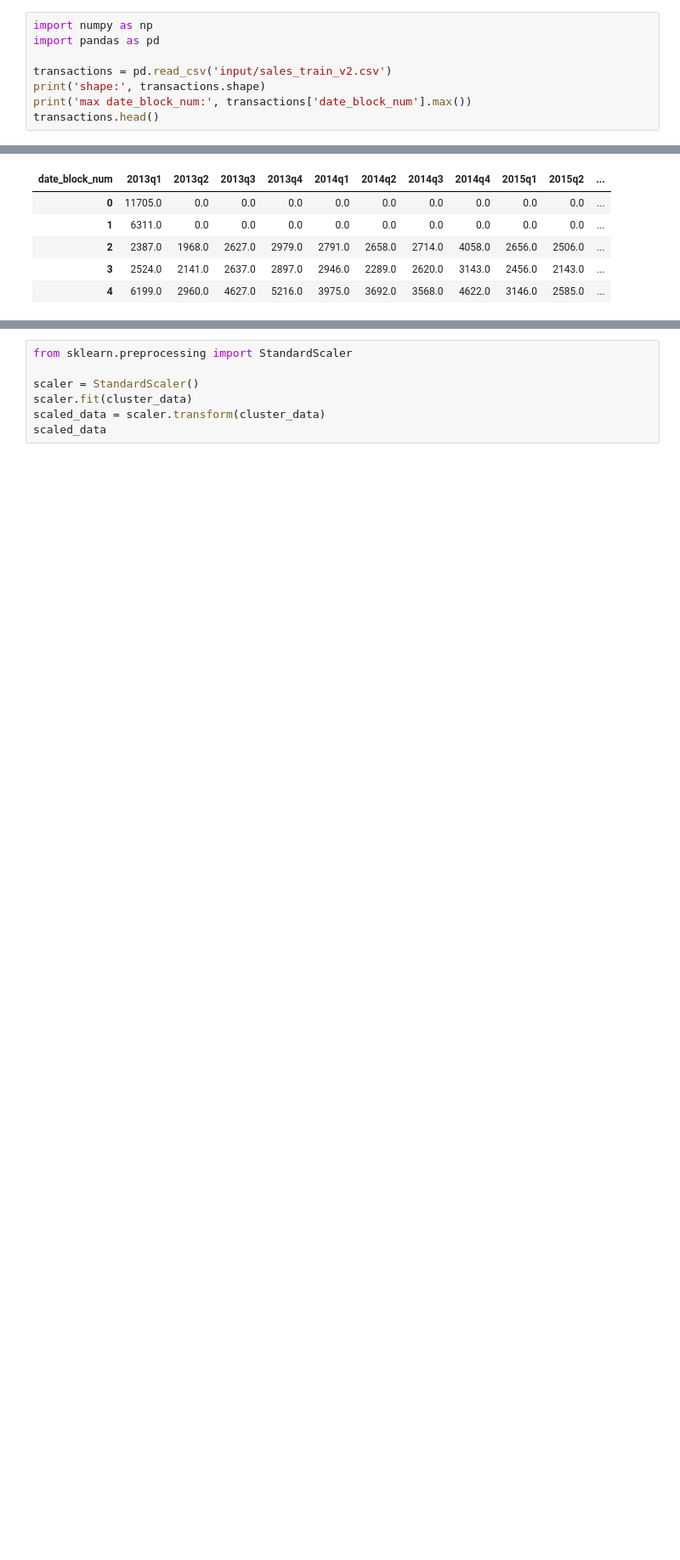
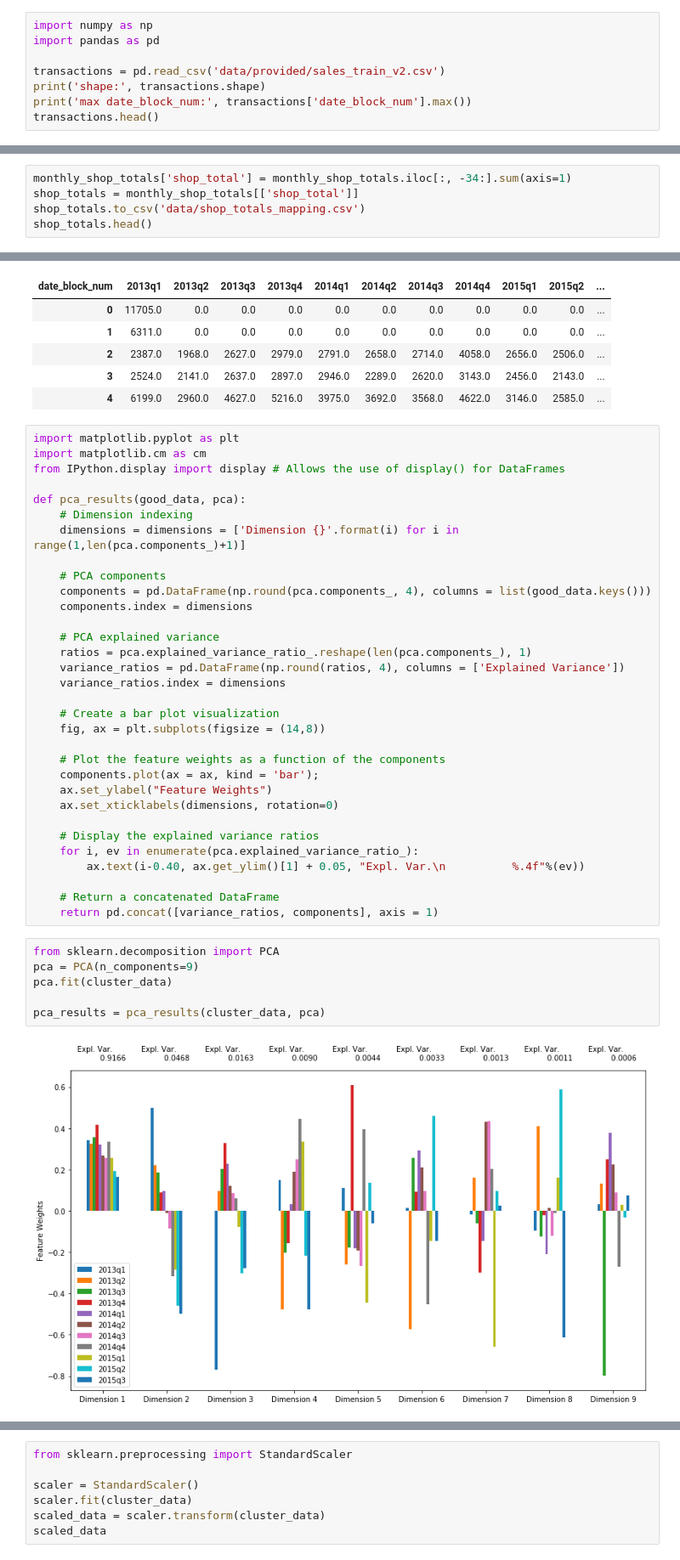
Before and after one commit to dylan-chu/Machine-Learning-Capstone, a Jupyter notebook: playground/augmenting_data.ipynb, the cells around one changed output, grey strips where cells are left out. Shown: that part at 85% size. Cells and saved outputs as stored; diff of their text form; blank space fills up the shorter version.

```diff
--- a/playground/augmenting_data.ipynb
+++ b/playground/augmenting_data.ipynb
@@ -2,7 +2,7 @@
 import numpy as np
 import pandas as pd
 
-transactions = pd.read_csv('input/sales_train_v2.csv')
+transactions = pd.read_csv('data/provided/sales_train_v2.csv')
 print('shape:', transactions.shape)
 print('max date_block_num:', transactions['date_block_num'].max())
 transactions.head()
@@ -46,3 +48,8 @@ monthly_shop_totals.head()
 | 3 | 767.0 | 798.0 | 959.0 | 647.0 | 710.0 | 784.0 | 721.0 | 890.0 | 1026.0 | 793.0 | ... |
 | 4 | 2114.0 | 2025.0 | 2060.0 | 285.0 | 1211.0 | 1464.0 | 1378.0 | 1713.0 | 1536.0 | 1482.0 | ... |
 5 rows × 34 columns
+# %%
+monthly_shop_totals['shop_total'] = monthly_shop_totals.iloc[:, -34:].sum(axis=1)
+shop_totals = monthly_shop_totals[['shop_total']]
+shop_totals.to_csv('data/shop_totals_mapping.csv')
+shop_totals.head()
@@ -94,3 +109,43 @@ cluster_data.head()
 | 2 | 2387.0 | 1968.0 | 2627.0 | 2979.0 | 2791.0 | 2658.0 | 2714.0 | 4058.0 | 2656.0 | 2506.0 | ... |
 | 3 | 2524.0 | 2141.0 | 2637.0 | 2897.0 | 2946.0 | 2289.0 | 2620.0 | 3143.0 | 2456.0 | 2143.0 | ... |
 | 4 | 6199.0 | 2960.0 | 4627.0 | 5216.0 | 3975.0 | 3692.0 | 3568.0 | 4622.0 | 3146.0 | 2585.0 | ... |
+# %%
+import matplotlib.pyplot as plt
+import matplotlib.cm as cm
+from IPython.display import display # Allows the use of display() for DataFrames
+
+def pca_results(good_data, pca):
+    # Dimension indexing
+    dimensions = dimensions = ['Dimension {}'.format(i) for i in range(1,len(pca.components_)+1)]
+
+    # PCA components
+    components = pd.DataFrame(np.round(pca.components_, 4), columns = list(good_data.keys()))
+    components.index = dimensions
+
+    # PCA explained variance
+    ratios = pca.explained_variance_ratio_.reshape(len(pca.components_), 1)
+    variance_ratios = pd.DataFrame(np.round(ratios, 4), columns = ['Explained Variance'])
+    variance_ratios.index = dimensions
+
+    # Create a bar plot visualization
+    fig, ax = plt.subplots(figsize = (14,8))
+
+    # Plot the feature weights as a function of the components
+    components.plot(ax = ax, kind = 'bar');
+    ax.set_ylabel("Feature Weights")
+    ax.set_xticklabels(dimensions, rotation=0)
+
+    # Display the explained variance ratios
+    for i, ev in enumerate(pca.explained_variance_ratio_):
+        ax.text(i-0.40, ax.get_ylim()[1] + 0.05, "Expl. Var.\n          %.4f"%(ev))
+
+    # Return a concatenated DataFrame
+    return pd.concat([variance_ratios, components], axis = 1)
+# %%
+from sklearn.decomposition import PCA
+pca = PCA(n_components=9)
+pca.fit(cluster_data)
+
+pca_results = pca_results(cluster_data, pca)
+# %% [output]
+[figure, added]
```
Also changed, not shown: parts of 23 cells of this notebook, 1 other file.
